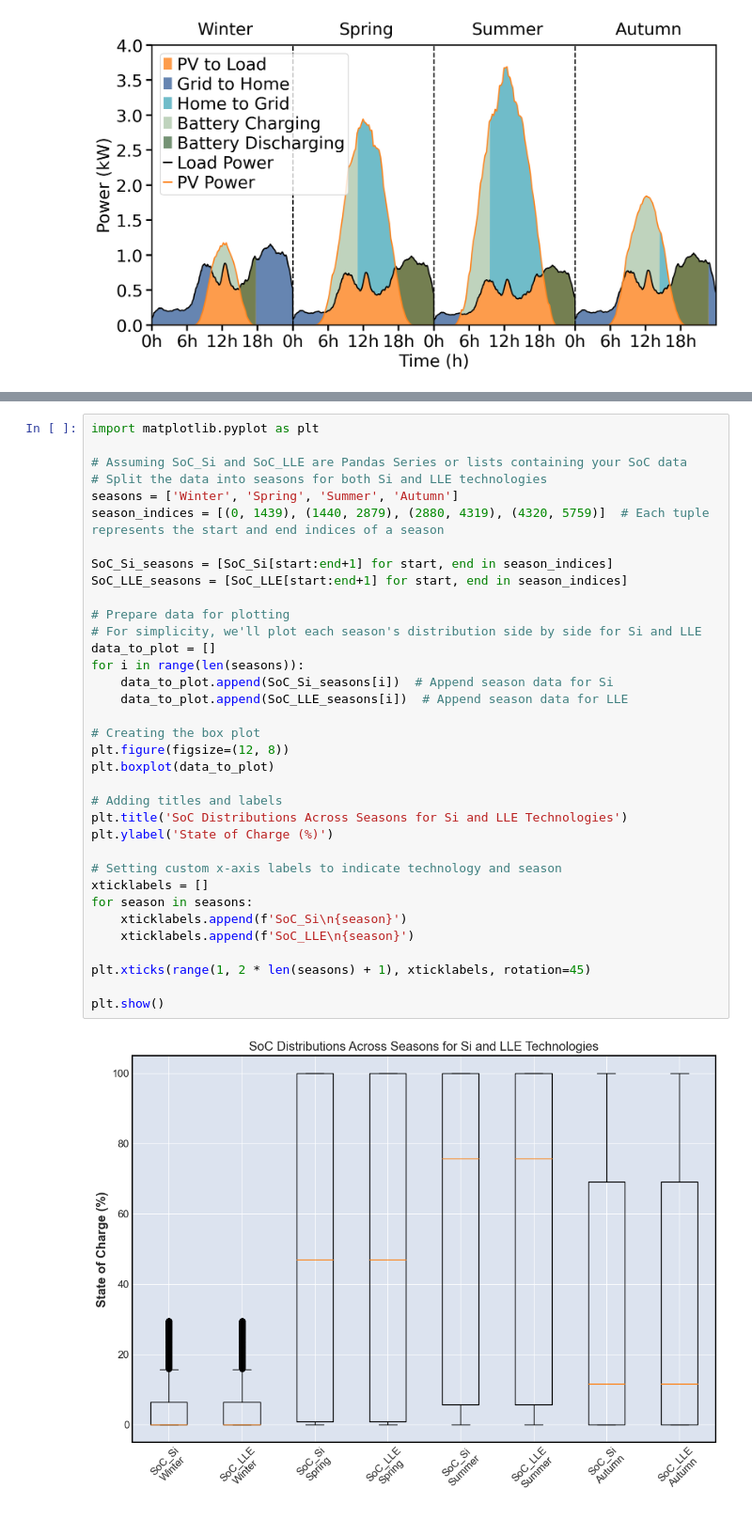
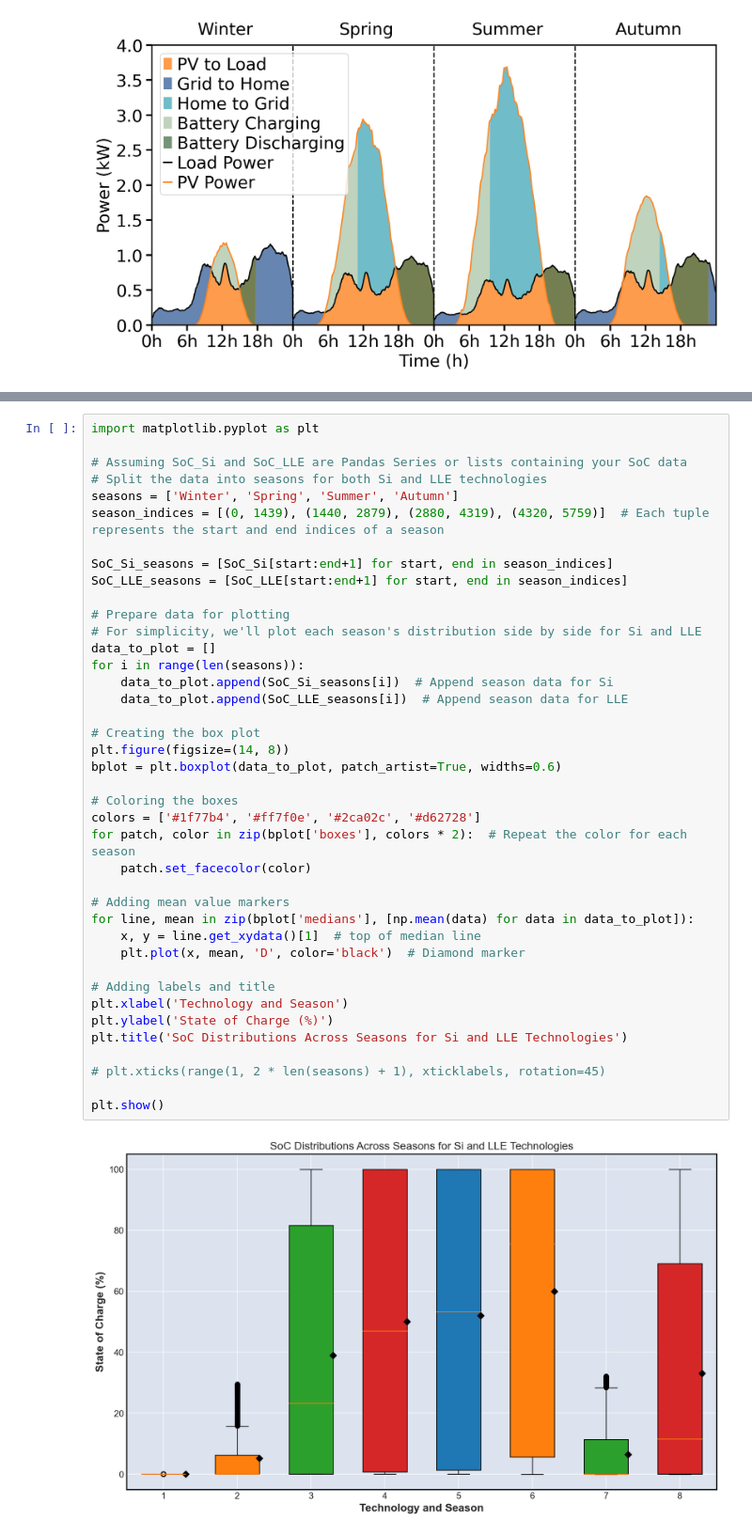
Before and after one commit to Alexisaglar/paper_simulations, a Jupyter notebook: plots.ipynb, the cells around one changed output, grey strips where cells are left out. Shown at 94% size. Saved outputs shown, nothing was run; the diff lists cells and outputs as text.

Commit message:
changed two graphs for paper

```diff
--- a/plots.ipynb
+++ b/plots.ipynb
@@ -849,37 +846,42 @@ mpf.plot(df, type='candle')
 # %%
 import matplotlib.pyplot as plt
 
 # Assuming SoC_Si and SoC_LLE are Pandas Series or lists containing your SoC data
 # Split the data into seasons for both Si and LLE technologies
 seasons = ['Winter', 'Spring', 'Summer', 'Autumn']
 season_indices = [(0, 1439), (1440, 2879), (2880, 4319), (4320, 5759)]  # Each tuple represents the start and end indices of a season
 
 SoC_Si_seasons = [SoC_Si[start:end+1] for start, end in season_indices]
 SoC_LLE_seasons = [SoC_LLE[start:end+1] for start, end in season_indices]
 
 # Prepare data for plotting
 # For simplicity, we'll plot each season's distribution side by side for Si and LLE
 data_to_plot = []
 for i in range(len(seasons)):
     data_to_plot.append(SoC_Si_seasons[i])  # Append season data for Si
     data_to_plot.append(SoC_LLE_seasons[i])  # Append season data for LLE
 
 # Creating the box plot
-plt.figure(figsize=(12, 8))
-plt.boxplot(data_to_plot)
+plt.figure(figsize=(14, 8))
+bplot = plt.boxplot(data_to_plot, patch_artist=True, widths=0.6)
 
-# Adding titles and labels
+# Coloring the boxes
+colors = ['#1f77b4', '#ff7f0e', '#2ca02c', '#d62728']
+for patch, color in zip(bplot['boxes'], colors * 2):  # Repeat the color for each season
+    patch.set_facecolor(color)
+
+# Adding mean value markers
+for line, mean in zip(bplot['medians'], [np.mean(data) for data in data_to_plot]):
+    x, y = line.get_xydata()[1]  # top of median line
+    plt.plot(x, mean, 'D', color='black')  # Diamond marker
+
+# Adding labels and title
+plt.xlabel('Technology and Season')
+plt.ylabel('State of Charge (%)')
 plt.title('SoC Distributions Across Seasons for Si and LLE Technologies')
-plt.ylabel('State of Charge (%)')
 
-# Setting custom x-axis labels to indicate technology and season
-xticklabels = []
-for season in seasons:
-    xticklabels.append(f'SoC_Si\n{season}')
-    xticklabels.append(f'SoC_LLE\n{season}')
-
-plt.xticks(range(1, 2 * len(seasons) + 1), xticklabels, rotation=45)
+# plt.xticks(range(1, 2 * len(seasons) + 1), xticklabels, rotation=45)
 
 plt.show()
 # %% [output]
-[figure, old version]
+[figure, new version]
```
Also changed, not shown: parts of 13 cells of this notebook, 9 other files.
